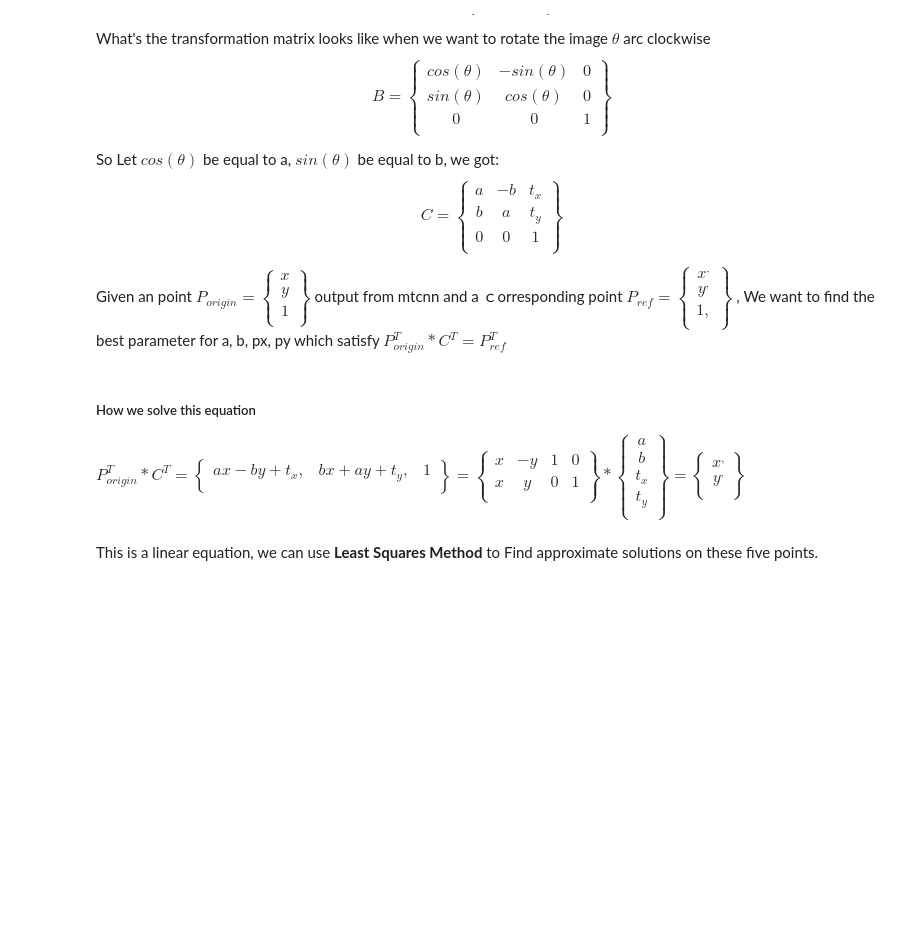
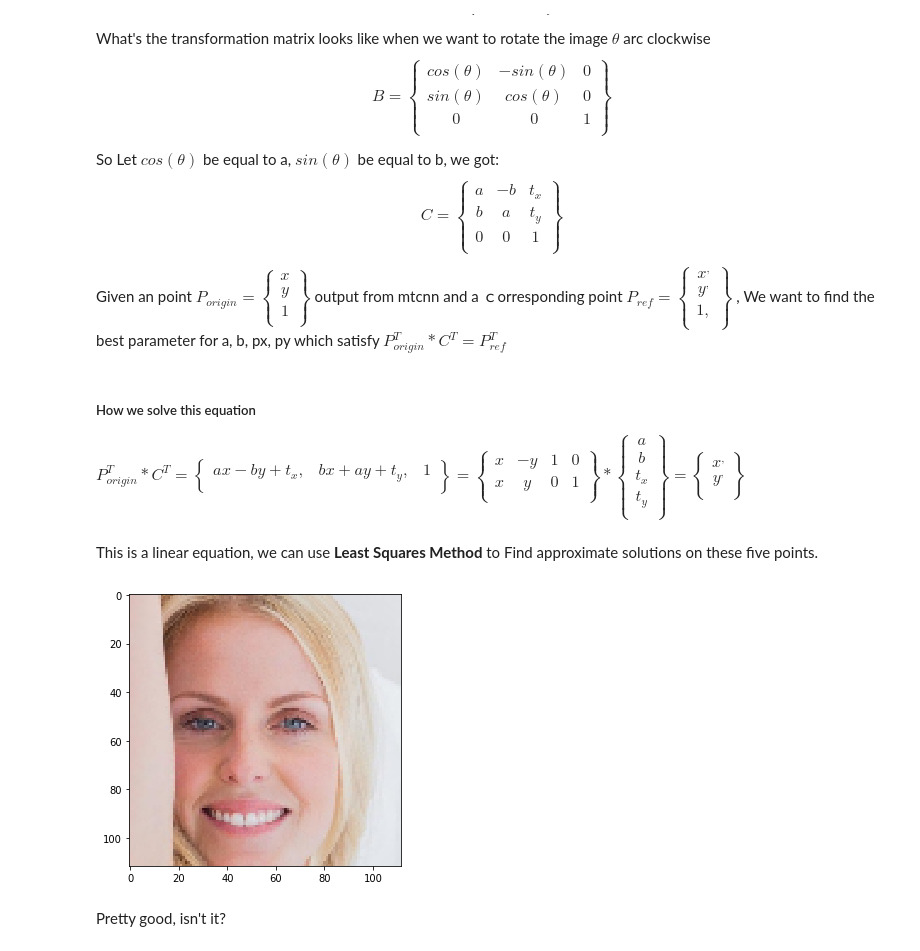
Before and after one commit to BrightXiaoHan/FaceDetector, a Jupyter notebook: tutorial/face_align.ipynb, the cells around one changed output. Drawn from its saved outputs; the diff is of its cells as text; code cells hidden in the pictures; blank space fills up the shorter version.

```diff
--- a/tutorial/face_align.ipynb
+++ b/tutorial/face_align.ipynb
@@ -182,3 +182,60 @@ $P_{origin}^T * C^T=\left\{
 \right\} $
 # %% [markdown]
 This is a linear equation, we can use **Least Squares Method** to Find approximate solutions on these five points.
+# %%
+from numpy.linalg import inv, norm, lstsq
+from numpy.linalg import matrix_rank as rank
+
+def findNonreflectiveSimilarity(uv, xy, K=2):
+
+    M = xy.shape[0]
+    x = xy[:, 0].reshape((-1, 1))  # use reshape to keep a column vector
+    y = xy[:, 1].reshape((-1, 1))  # use reshape to keep a column vector
+
+    tmp1 = np.hstack((x, y, np.ones((M, 1)), np.zeros((M, 1))))
+    tmp2 = np.hstack((y, -x, np.zeros((M, 1)), np.ones((M, 1))))
+    X = np.vstack((tmp1, tmp2))
+
+    u = uv[:, 0].reshape((-1, 1))  # use reshape to keep a column vector
+    v = uv[:, 1].reshape((-1, 1))  # use reshape to keep a column vector
+    U = np.vstack((u, v))
+
+    # We know that X * r = U
+    if rank(X) >= 2 * K:
+        r, _, _, _ = lstsq(X, U)
+        r = np.squeeze(r)
+    else:
+        raise Exception('cp2tform:twoUniquePointsReq')
+
+    sc = r[0]
+    ss = r[1]
+    tx = r[2]
+    ty = r[3]
+
+    Tinv = np.array([
+        [sc, -ss, 0],
+        [ss,  sc, 0],
+        [tx,  ty, 1]
+    ])
+
+
+    T = inv(Tinv)
+
+    T[:, 2] = np.array([0, 0, 1])
+
+    T = T[:, 0:2].T
+
+    return T
+
+similar_trans_matrix = findNonreflectiveSimilarity(landmark.cpu().numpy().astype(np.float32), REFERENCE_FACIAL_POINTS)
+
+aligned_face = cv2.warpAffine(img.copy(), similar_trans_matrix, (112, 112))
+aligned_face = cv2.cvtColor(aligned_face, cv2.COLOR_RGB2BGR)
+
+plt.figure(figsize=(5, 5))
+plt.imshow(aligned_face)
+plt.show()
+# %% [output]
+[figure, added]
+# %% [markdown]
+Pretty good, isn't it?
```
